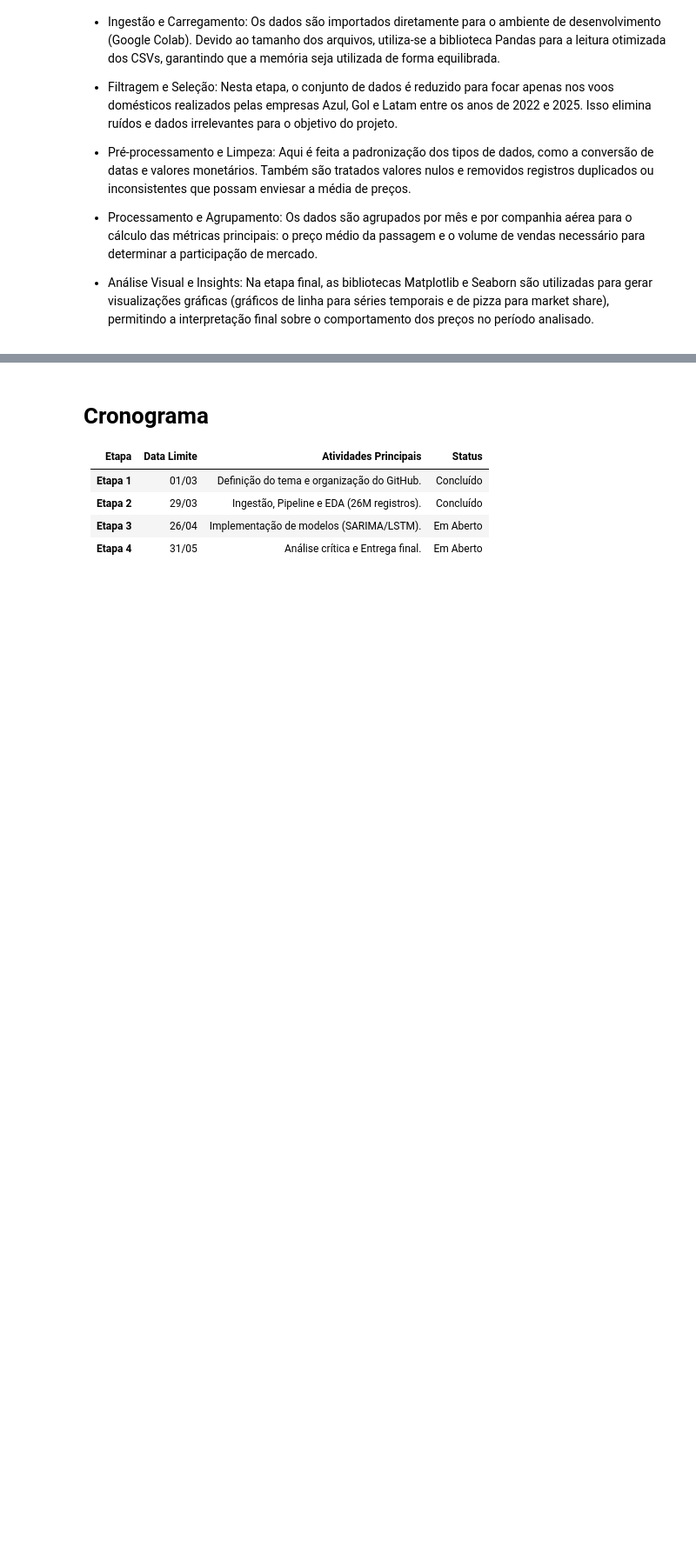
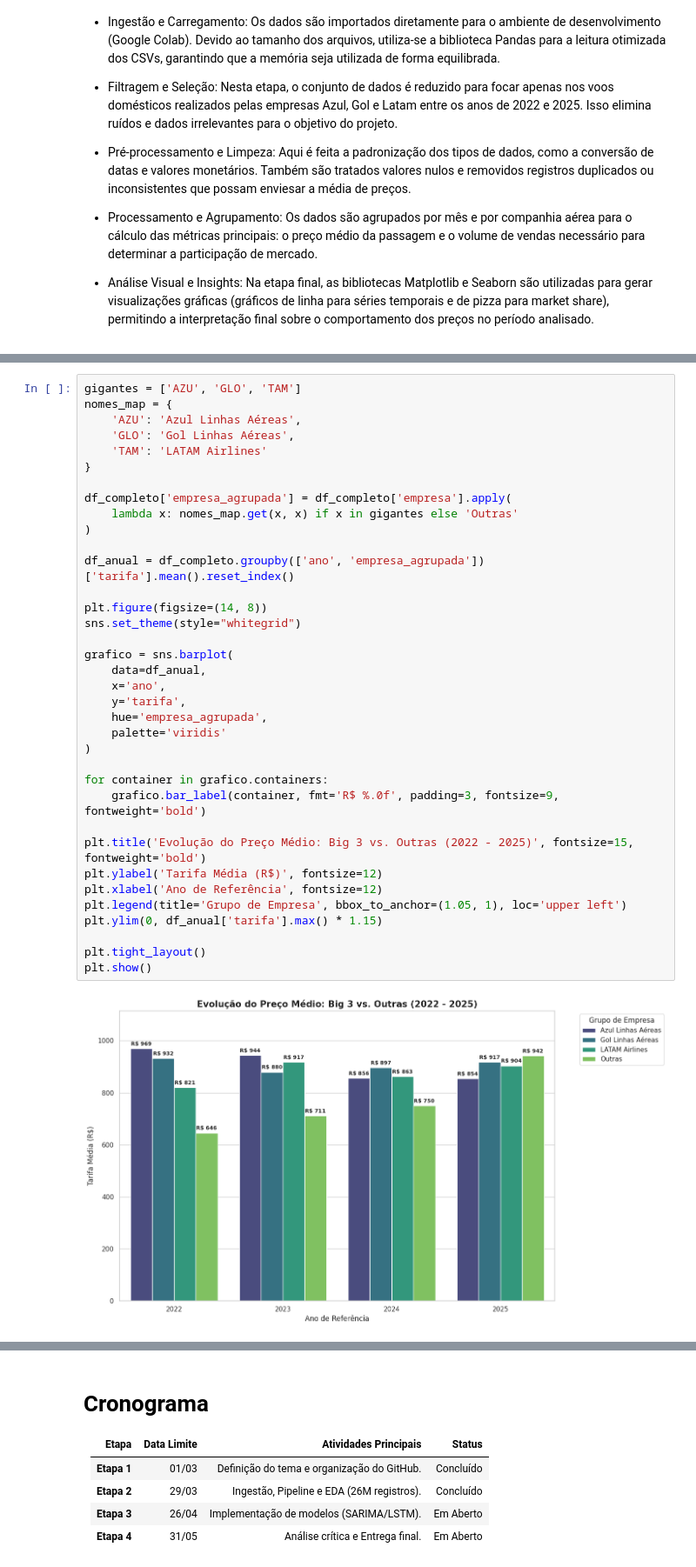
Before and after one commit to Flavio-98/cdProjetoAplicadoIV, a Jupyter notebook: projeto/cd_projeto_aplicado_IV_etapa_2.ipynb, the cells around one changed output, grey strips where cells are left out. Shown at 87% size. Drawn from its saved outputs; the diff is of its cells as text; blank space fills up the shorter version.

```diff
--- a/projeto/cd_projeto_aplicado_IV_etapa_2.ipynb
+++ b/projeto/cd_projeto_aplicado_IV_etapa_2.ipynb
@@ -227,0 +222,38 @@ plt.show()
+# %%
+gigantes = ['AZU', 'GLO', 'TAM']
+nomes_map = {
+    'AZU': 'Azul Linhas Aéreas',
+    'GLO': 'Gol Linhas Aéreas',
+    'TAM': 'LATAM Airlines'
+}
+
+df_completo['empresa_agrupada'] = df_completo['empresa'].apply(
+    lambda x: nomes_map.get(x, x) if x in gigantes else 'Outras'
+)
+
+df_anual = df_completo.groupby(['ano', 'empresa_agrupada'])['tarifa'].mean().reset_index()
+
+plt.figure(figsize=(14, 8))
+sns.set_theme(style="whitegrid")
+
+grafico = sns.barplot(
+    data=df_anual,
+    x='ano',
+    y='tarifa',
+    hue='empresa_agrupada',
+    palette='viridis'
+)
+
+for container in grafico.containers:
+    grafico.bar_label(container, fmt='R$ %.0f', padding=3, fontsize=9, fontweight='bold')
+
+plt.title('Evolução do Preço Médio: Big 3 vs. Outras (2022 - 2025)', fontsize=15, fontweight='bold')
+plt.ylabel('Tarifa Média (R$)', fontsize=12)
+plt.xlabel('Ano de Referência', fontsize=12)
+plt.legend(title='Grupo de Empresa', bbox_to_anchor=(1.05, 1), loc='upper left')
+plt.ylim(0, df_anual['tarifa'].max() * 1.15)
+
+plt.tight_layout()
+plt.show()
+# %% [output]
+[figure, added]
```
Also changed, not shown: parts of 11 cells of this notebook.
